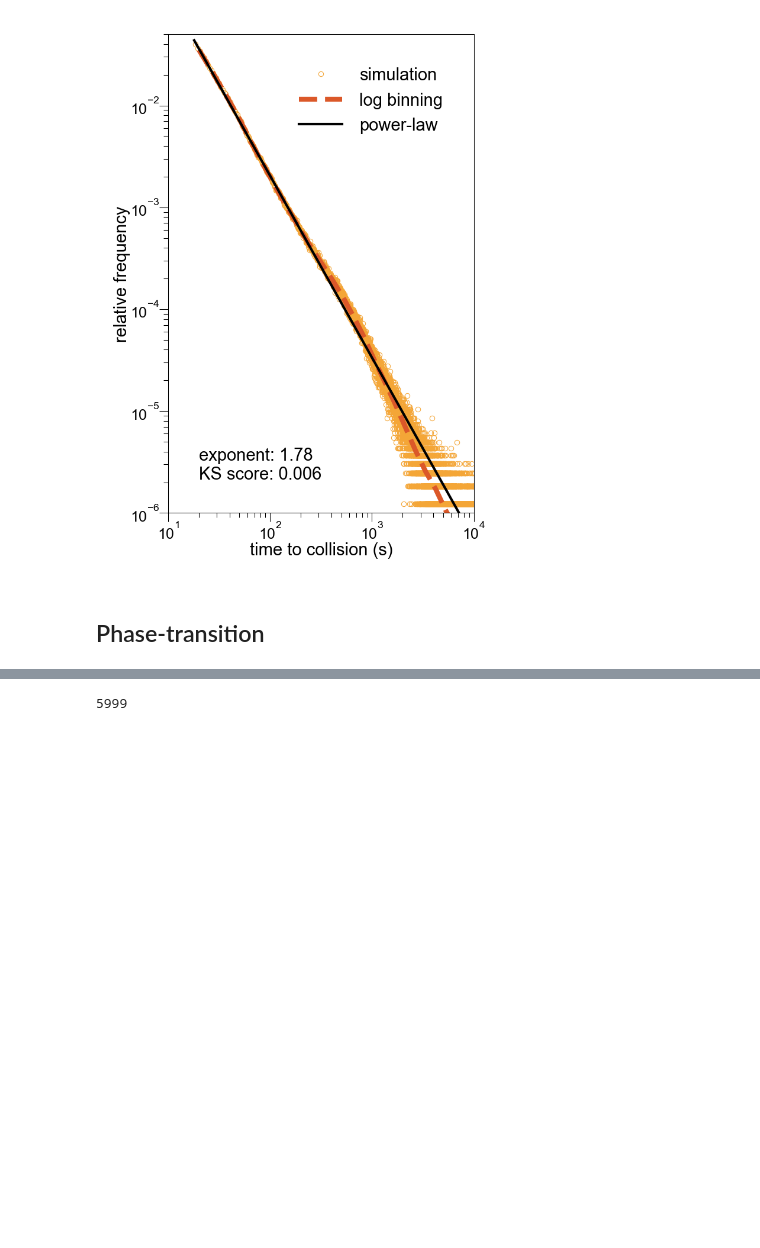
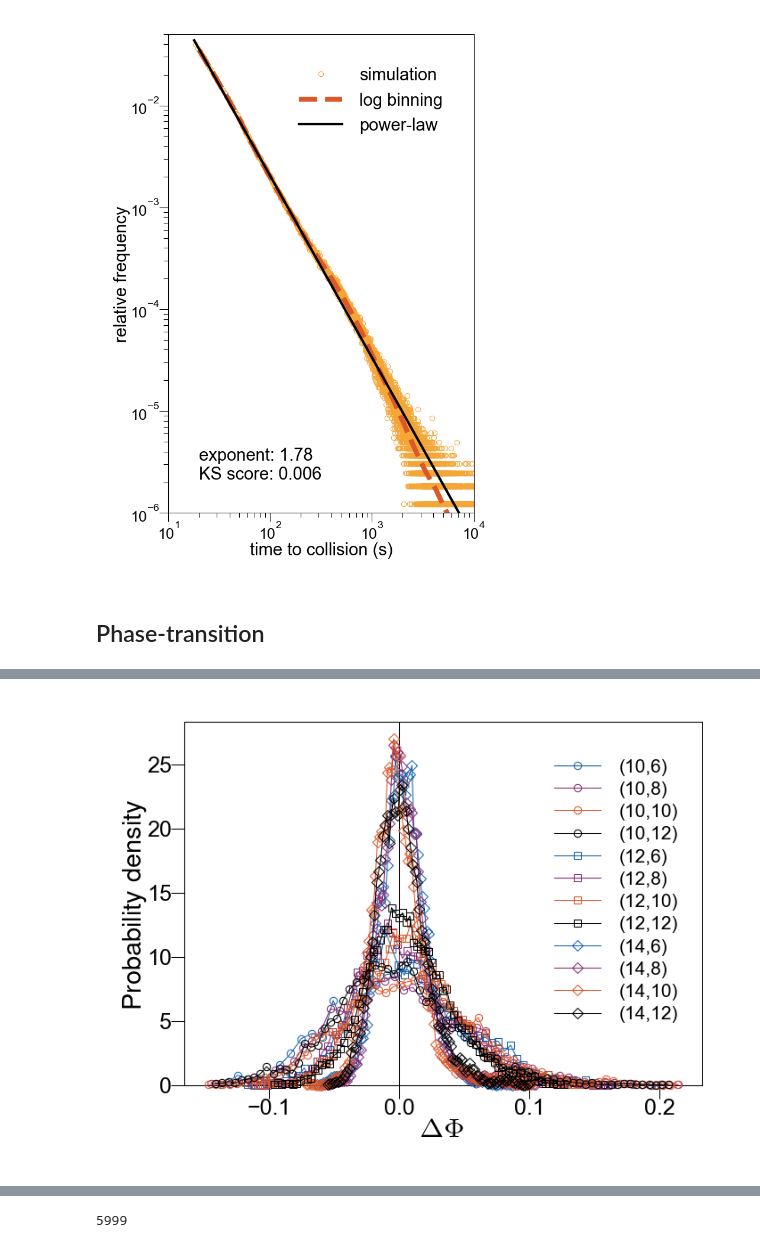
Before and after one commit to EPFL-ENAC/LUTS-pneuma-simulator, a Jupyter notebook: notebooks/sandbox.ipynb, the cells around one changed output, grey strips where cells are left out. Drawn from its saved outputs; the diff is of its cells as text; code cells hidden in the pictures; blank space fills up the shorter version.

```diff
--- a/notebooks/sandbox.ipynb
+++ b/notebooks/sandbox.ipynb
@@ -217,5 +193,5 @@ def fit(x, y):
 # %%
 path = "./output/"
 os.makedirs(path, exist_ok=True)
-with open(f"{path}results_r.json") as openfile:
+with open(f"{path}results_r2.json") as openfile:
     results = json.load(openfile)
@@ -236,0 +198,8 @@ T_c
+# %%
+# Combinatorial configurations
+n_veh = 8
+scale = 2
+l_cars = scale * np.arange(1, n_veh, 1)
+l_moto = scale * np.arange(0, n_veh - 1, 1)
+permutations = list(itertools.product(l_cars, l_moto))
+len(permutations)
@@ -236,0 +208,78 @@ T_c
+# %%
+fig, ax = plt.subplots(figsize=(5.5 * params.cm, 4 * params.cm), dpi=300)
+ms = 2
+lw = 0.25
+offset = -1
+for permutation in permutations:
+    n_cars, n_moto = permutation
+    if n_cars > 8 and n_moto > 4:
+        (
+            x,
+            y,
+            l_T,
+            l_DPhi,
+            binder,
+        ) = results[
+            str(permutation)
+        ]["percolation"]
+        x, y = array(x), array(y)
+        T_c = fit(x, y)
+        bin_indices = np.digitize(l_T, x)
+        bin_l = np.unique(bin_indices[(l_T == np.round(T_c))])
+        bin = bin_l[0] + offset
+        y_ = np.array(l_DPhi)[bin_indices == bin]
+        # _ = plt.hist(y_, bins="scott", alpha=0.5, density=True)
+        if permutation[0] == 10:
+            marker = "-o"
+        elif permutation[0] == 12:
+            marker = "-s"
+        else:
+            marker = "-D"
+        if permutation[1] == 6:
+            c = dark_blue
+            zorder = 10
+        elif permutation[1] == 8:
+            c = dark_purple
+            zorder = 20
+        elif permutation[1] == 10:
+            c = vermilion
+            zorder = 50
+        else:
+            c = "k"
+            zorder = 100
+        counts, bin_edges = np.histogram(y_, bins="scott", density=True)
+        print(len(counts), np.round(x[bin]) - np.round(T_c), binder[bin])
+        bin_centres = (bin_edges[:-1] + bin_edges[1:]) / 2.0
+        _ = ax.plot(
+            bin_centres,
+            counts,
+            marker,
+            lw=lw,
+            ms=ms,
+            mfc="None",
+            mew=".25",
+            c=c,
+            zorder=zorder,
+            clip_on=False,
+            label=f"({n_cars},{n_moto})",
+        )
+legend = ax.legend(
+    loc=[0.7, 0.15],
+    frameon=True,
+    handletextpad=1,
+    labelspacing=0.3,
+    handlelength=2.5,
+    fontsize=5,
+)
+frame = legend.get_frame()
+frame.set_color("None")
+ax.axvline(0, c="k", lw=0.25, zorder=1)
+ax.set_xlabel("$\Delta \Phi$", labelpad=0, usetex=True)
+ax.set_ylabel("Probability density", labelpad=0, usetex=True)
+ax.set_ylim(0, None)
+ax.tick_params(axis="x", pad=0)
+ax.tick_params(axis="y", pad=0)
+plt.tight_layout(pad=0)
+plt.subplots_adjust(wspace=0, hspace=0)
+fig.tight_layout(pad=0)
+# %% [output]
@@ -236,0 +298 @@ T_c
+[figure, added]
```
Also changed, not shown: parts of 9 cells of this notebook, 3 other files.
